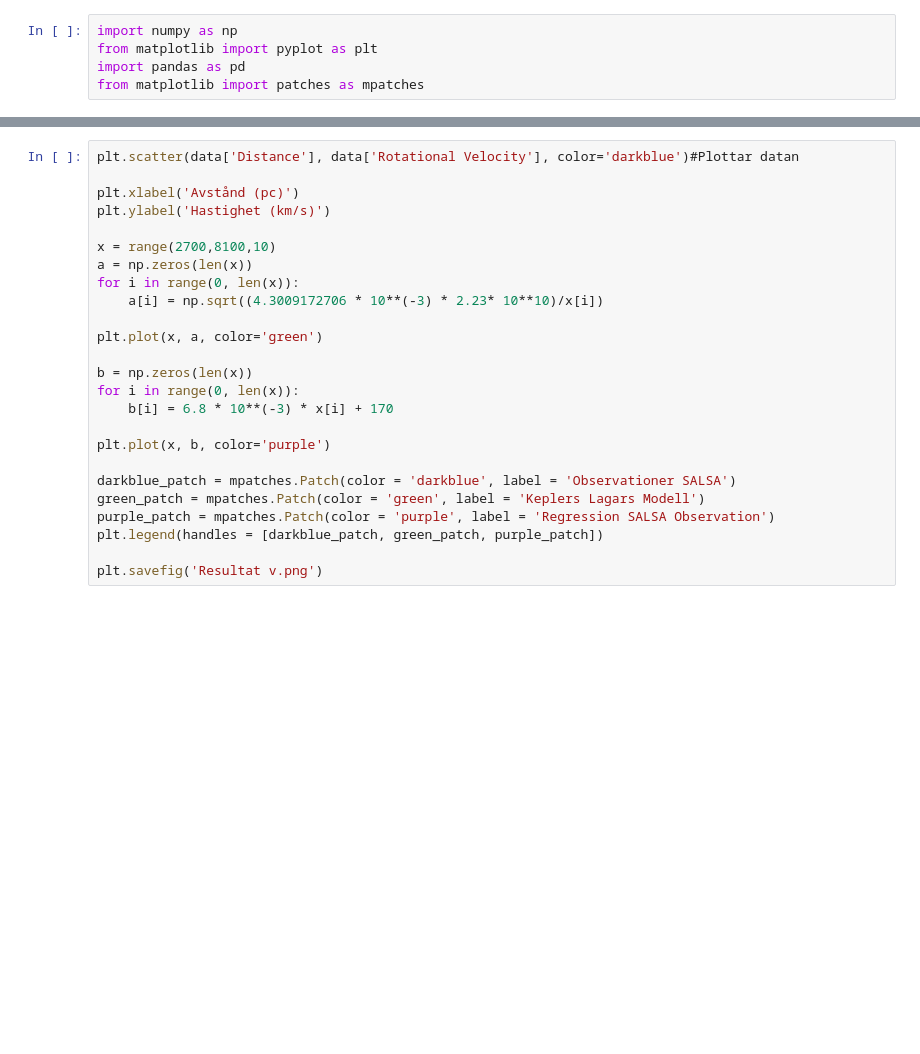
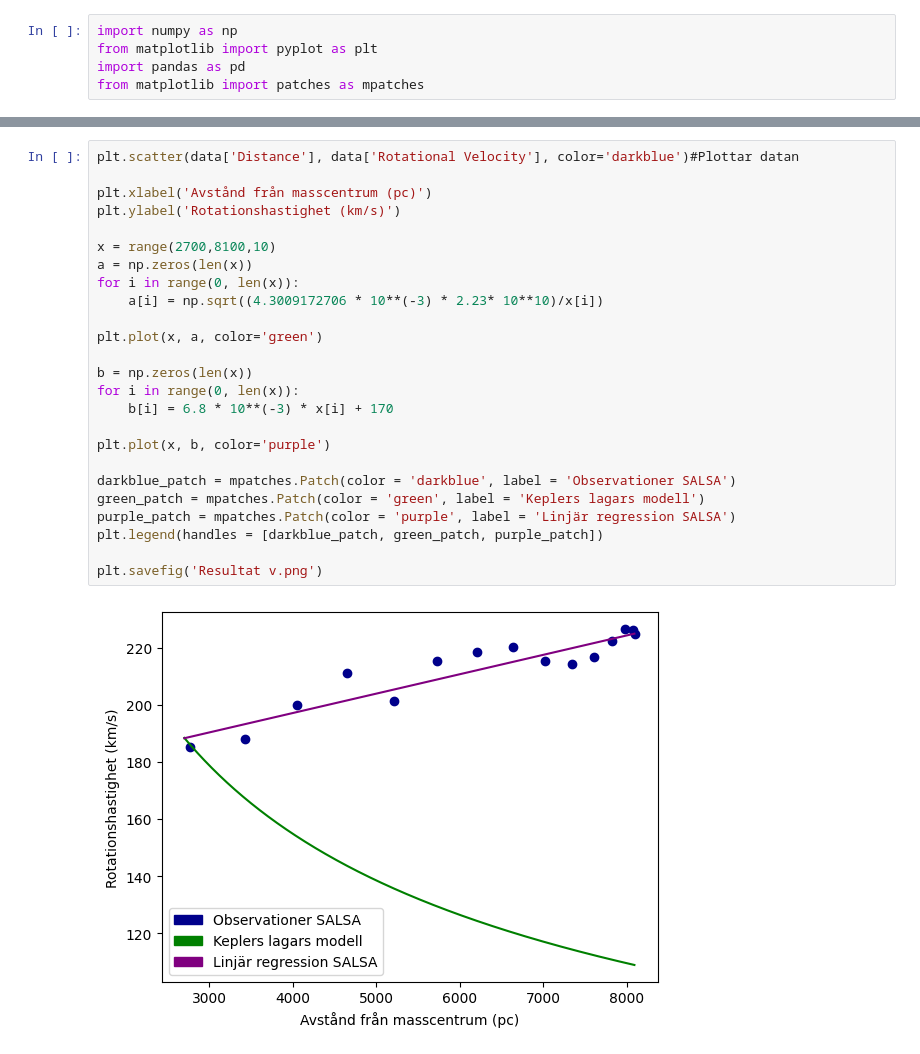
Before and after one commit to Z5app/my-first-binder, a Jupyter notebook: Mörk Materia.ipynb, the cells around one changed output, grey strips where cells are left out. Saved outputs shown, nothing was run; the diff lists cells and outputs as text; blank space fills up the shorter version.

```diff
--- a/Mörk Materia.ipynb
+++ b/Mörk Materia.ipynb
@@ -15,25 +49,27 @@ data #Skriver ut data
 # %%
 plt.scatter(data['Distance'], data['Rotational Velocity'], color='darkblue')#Plottar datan
 
-plt.xlabel('Avstånd (pc)')
-plt.ylabel('Hastighet (km/s)')
+plt.xlabel('Avstånd från masscentrum (pc)')
+plt.ylabel('Rotationshastighet (km/s)')
 
 x = range(2700,8100,10)
 a = np.zeros(len(x))
 for i in range(0, len(x)):
     a[i] = np.sqrt((4.3009172706 * 10**(-3) * 2.23* 10**10)/x[i])
 
 plt.plot(x, a, color='green')
 
 b = np.zeros(len(x))
 for i in range(0, len(x)):
     b[i] = 6.8 * 10**(-3) * x[i] + 170
 
 plt.plot(x, b, color='purple')
 
 darkblue_patch = mpatches.Patch(color = 'darkblue', label = 'Observationer SALSA')
-green_patch = mpatches.Patch(color = 'green', label = 'Keplers Lagars Modell')
-purple_patch = mpatches.Patch(color = 'purple', label = 'Regression SALSA Observation')
+green_patch = mpatches.Patch(color = 'green', label = 'Keplers lagars modell')
+purple_patch = mpatches.Patch(color = 'purple', label = 'Linjär regression SALSA')
 plt.legend(handles = [darkblue_patch, green_patch, purple_patch])
 
 plt.savefig('Resultat v.png')
+# %% [output]
+[figure, added]
```
Also changed, not shown: parts of 2 cells of this notebook.
